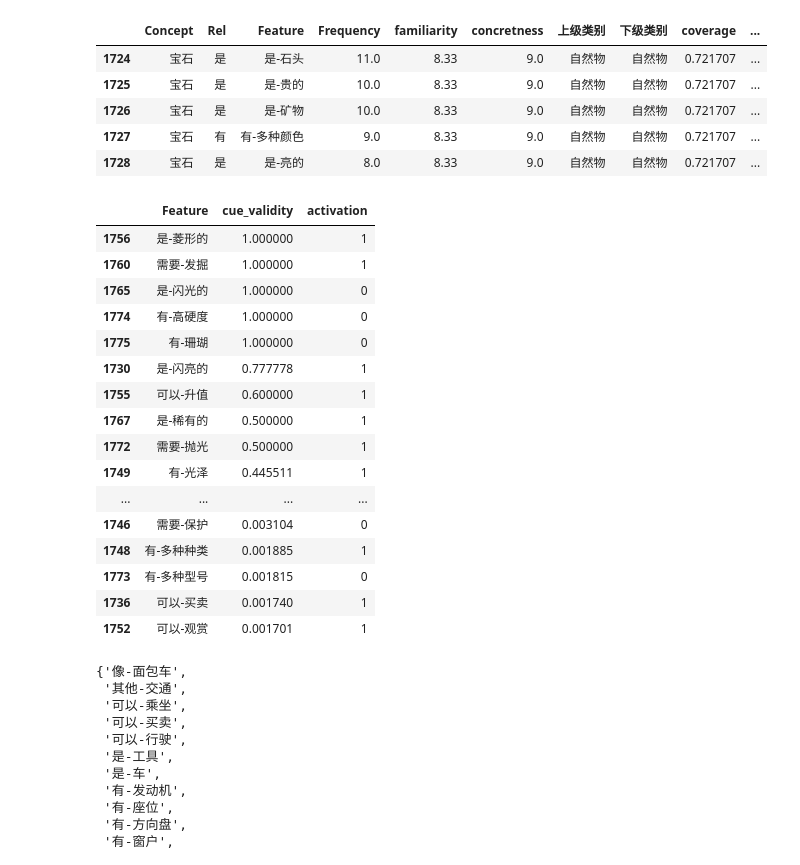
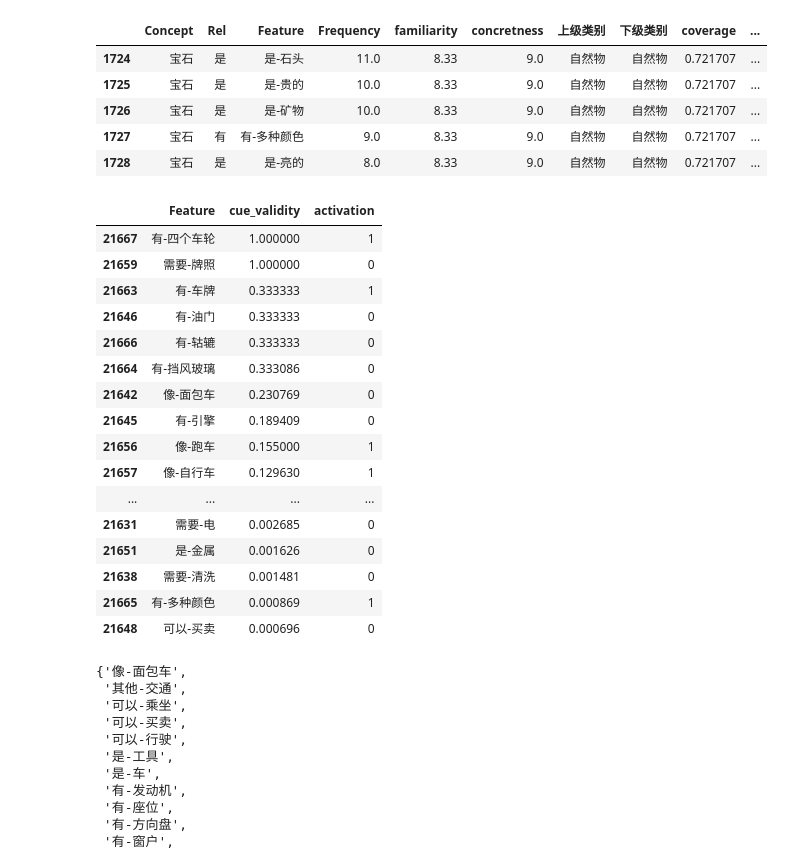
Before and after one commit to JoseZhangSH/SemanticNetwork_DataAnalysis, a Jupyter notebook: data/Data Processing.ipynb, the cells around one changed output. Saved outputs shown, nothing was run; the diff lists cells and outputs as text; code cells hidden in the pictures.

```diff
--- a/data/Data Processing.ipynb
+++ b/data/Data Processing.ipynb
@@ -174,15 +275,15 @@ def get_children(df, row_name):
 ## 导入完整的概念-特征网络
 
 # 导入concept-feature 连接数据
-df_rel_raw = pd.read_csv('00_Raw Data/All concepts and features.csv')
+# df_rel_raw = pd.read_csv('00_Raw Data/All concepts and features.csv')
 
-# 导入concept 节点属性数据
-df_concept_info = pd.read_csv('00_Raw Data/CCFD_concept_info.csv')
+# # 导入concept 节点属性数据
+# df_concept_info = pd.read_csv('00_Raw Data/CCFD_concept_info.csv')
 
-# join 成一张表
-df_complete = df_rel_raw.join(df_concept_info.set_index('Id'), on='Concept').drop(["Unnamed: 4", "Label", "concept", "superior category", "subcategory"], axis=1)
-df_complete.to_csv('01_Processed Data/Complete-Data.csv',index=False)
+# # join 成一张表
+# df_complete = df_rel_raw.join(df_concept_info.set_index('Id'), on='Concept').drop(["Unnamed: 4", "Label", "concept", "superior category", "subcategory"], axis=1)
+# df_complete.to_csv('01_Processed Data/Complete-Data.csv',index=False)
 
-# # 读取已经处理好的完整语义网络数据
-# df_complete = pd.read_csv('01_Processed Data/Complete-Data.csv')
-# df_complete.head()
+# 读取已经处理好的完整语义网络数据
+df_complete = pd.read_csv('01_Processed Data/Complete-Data.csv')
+df_complete.head()
@@ -465,18 +771,17 @@ Edge Weight Hist
 # %%
+# # 利用Degree选出重要的节点
+# selected_nodes = [n for n,v in G_ConceptNetwork.nodes(data=True) if G_ConceptNetwork.degree(n) > 1200]
+# G_ = G_ConceptNetwork.subgraph(selected_nodes)
 
-# 利用Degree选出重要的节点
-selected_nodes = [n for n,v in G_ConceptNetwork.nodes(data=True) if G_ConceptNetwork.degree(n) > 1200]
-G_ = G_ConceptNetwork.subgraph(selected_nodes)
+# # 利用边的权重筛选出核心子图中最紧密的连接，构成子图
+# selected_edges = [(u,v,e) for u,v,e in G_.edges(data=True) if e['weight'] > 8]
+# G_Center = nx.Graph(selected_edges)
 
-# 利用边的权重筛选出核心子图中最紧密的连接，构成子图
-selected_edges = [(u,v,e) for u,v,e in G_.edges(data=True) if e['weight'] > 8]
-G_Center = nx.Graph(selected_edges)
-
-# 选出子图中最大的Connected Component，作为试验用的子图
-# nx.number_connected_components(G_Center)
-largest_cc = max(nx.connected_components(G_Center), key=len)
-len(largest_cc)
-G_Exp = G_Center.subgraph(largest_cc)
+# # 选出子图中最大的Connected Component，作为试验用的子图
+# # nx.number_connected_components(G_Center)
+# largest_cc = max(nx.connected_components(G_Center), key=len)
+# len(largest_cc)
+# G_Exp = G_Center.subgraph(largest_cc)
 # %% [markdown]
 ### 计算图指标
 # %%
@@ -636,25 +1117,25 @@ See the caveats in the documentation: https://pandas.pydata.org/pandas-docs/stab
 | 1727 | 宝石 | 有 | 有-多种颜色 | 9.0 | 8.33 | 9.0 | 自然物 | 自然物 | 0.721707 | ... |
 | 1728 | 宝石 | 是 | 是-亮的 | 8.0 | 8.33 | 9.0 | 自然物 | 自然物 | 0.721707 | ... |
 # %%
-List_Semantic_Feature(df_compare_initial,'宝石')
+List_Semantic_Feature(df_compare_initial,'轿车')
 # %% [output]
 |  | Feature | cue_validity | activation |
-| 1756 | 是-菱形的 | 1.000000 | 1 |
-| 1760 | 需要-发掘 | 1.000000 | 1 |
-| 1765 | 是-闪光的 | 1.000000 | 0 |
-| 1774 | 有-高硬度 | 1.000000 | 0 |
-| 1775 | 有-珊瑚 | 1.000000 | 0 |
-| 1730 | 是-闪亮的 | 0.777778 | 1 |
-| 1755 | 可以-升值 | 0.600000 | 1 |
-| 1767 | 是-稀有的 | 0.500000 | 1 |
-| 1772 | 需要-抛光 | 0.500000 | 1 |
-| 1749 | 有-光泽 | 0.445511 | 1 |
+| 21667 | 有-四个车轮 | 1.000000 | 1 |
+| 21659 | 需要-牌照 | 1.000000 | 0 |
+| 21663 | 有-车牌 | 0.333333 | 1 |
+| 21646 | 有-油门 | 0.333333 | 0 |
+| 21666 | 有-轱辘 | 0.333333 | 0 |
+| 21664 | 有-挡风玻璃 | 0.333086 | 0 |
+| 21642 | 像-面包车 | 0.230769 | 0 |
+| 21645 | 有-引擎 | 0.189409 | 0 |
+| 21656 | 像-跑车 | 0.155000 | 1 |
+| 21657 | 像-自行车 | 0.129630 | 1 |
 | ... | ... | ... | ... |
-| 1746 | 需要-保护 | 0.003104 | 0 |
-| 1748 | 有-多种种类 | 0.001885 | 1 |
-| 1773 | 有-多种型号 | 0.001815 | 0 |
-| 1736 | 可以-买卖 | 0.001740 | 1 |
-| 1752 | 可以-观赏 | 0.001701 | 1 |
+| 21631 | 需要-电 | 0.002685 | 0 |
+| 21651 | 是-金属 | 0.001626 | 0 |
+| 21638 | 需要-清洗 | 0.001481 | 0 |
+| 21665 | 有-多种颜色 | 0.000869 | 1 |
+| 21648 | 可以-买卖 | 0.000696 | 0 |
 # %%
 Extract_Associate_SemanticFeature(df_compare_initial, 'Concept', 'Feature', '轿车', '房车')
 # %% [output]
```
Also changed, not shown: parts of 54 cells of this notebook, 38 other files.
